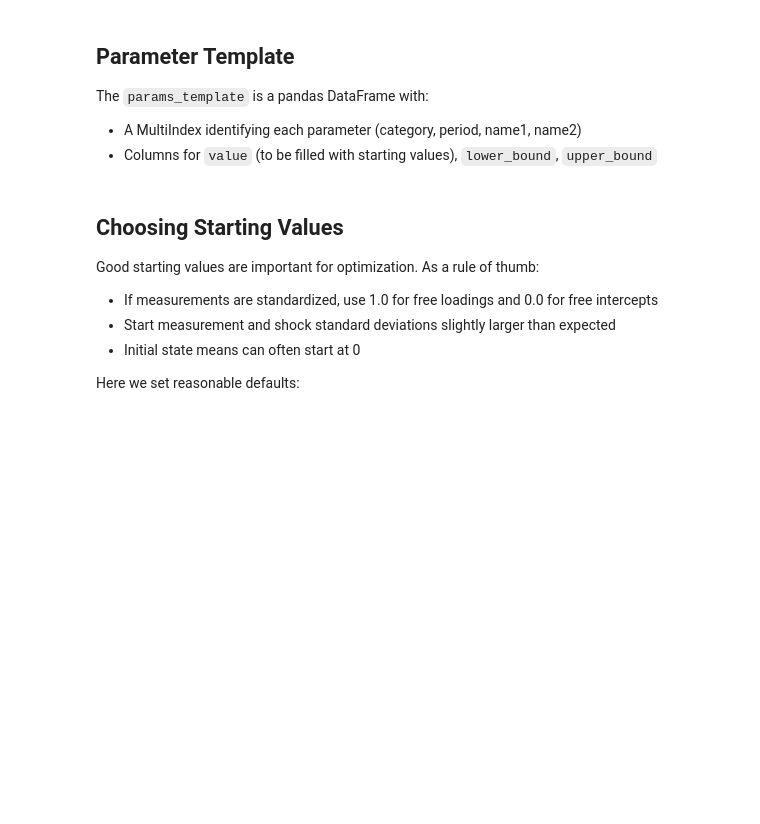
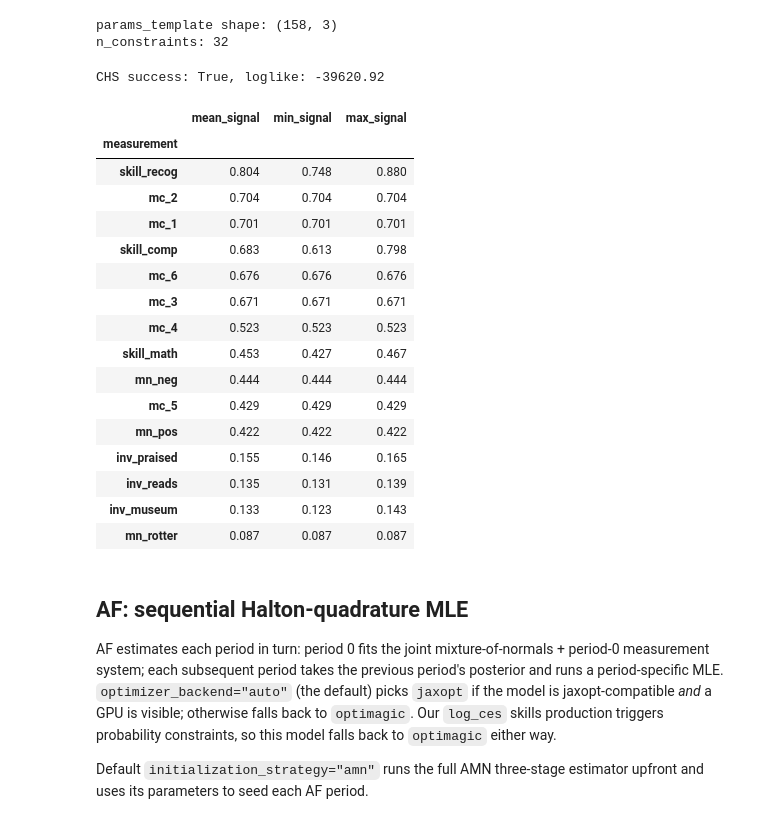
Before and after one commit to OpenSourceEconomics/skillmodels, a Jupyter notebook: docs/getting_started/tutorial.ipynb, the cells around one changed output. Drawn from its saved outputs; the diff is of its cells as text; code cells hidden in the pictures; blank space fills up the shorter version.

```diff
--- a/docs/getting_started/tutorial.ipynb
+++ b/docs/getting_started/tutorial.ipynb
@@ -20,5 +44,5 @@ For this tutorial, we use a model specification that ships with skillmodels.]]>
 # %%
-model = MODEL2
-
-# Show the structure
-print("Factors:", list(model.factors.keys()))
+data = pd.read_csv(CNLSY_DATA_PATH).set_index(["caseid", "period"])
+print(f"individuals: {data.index.get_level_values(0).nunique()}")
+print(f"periods: {sorted(data.index.get_level_values(1).unique())}")
+print(f"columns: {list(data.columns)}")
@@ -41,23 +147,61 @@ and dataset, and returns everything needed to maximize the likelihood using opti
 # %%
-max_inputs = get_maximization_inputs(model, data, chs_options=MODEL2_CHS_OPTIONS)
-print("Available keys:", list(max_inputs.keys()))
+chs_options = CHSEstimationOptions(
+    robust_bounds=True,
+    bounds_distance=1e-3,
+)
+max_inputs = get_maximization_inputs(
+    model_spec=model,
+    data=data,
+    chs_options=chs_options,
+    fixed_params=fixed_params,
+)
+print(f"params_template shape: {max_inputs['params_template'].shape}")
+print(f"n_constraints: {len(max_inputs['constraints'])}")
+# %% [output]
+params_template shape: (158, 3)
+n_constraints: 32
-# %% [markdown]
-## Parameter Template
-
-The `params_template` is a pandas DataFrame with:
-- A MultiIndex identifying each parameter (category, period, name1, name2)
-- Columns for `value` (to be filled with starting values), `lower_bound`, `upper_bound`
+# %%
+chs_result = om.maximize(
+    fun=max_inputs["loglike"],
+    params=max_inputs["params_template"],
+    algorithm="scipy_lbfgsb",
+    fun_and_jac=max_inputs["loglike_and_gradient"],
+    constraints=max_inputs["constraints"],
+)
+chs_params = chs_result.params
+print(f"CHS success: {chs_result.success}, loglike: {chs_result.fun:.2f}")
+# %% [output]
+CHS success: True, loglike: -39620.92
 # %%
-params_template = max_inputs["params_template"]
-params_template.head(10)
+chs_filtered = get_filtered_states(model_spec=model, data=data, params=chs_params)
+chs_states = chs_filtered["unanchored_states"]["states"]
+chs_decomp = decompose_measurement_variance(
+    model_spec=model, params=chs_params, filtered_states=chs_states
+)
+chs_reliability = summarize_measurement_reliability(chs_decomp)
+chs_reliability
+# %% [output]
+|  | mean_signal | min_signal | max_signal |
+| measurement |  |  |  |
+| skill_recog | 0.804 | 0.748 | 0.880 |
+| mc_2 | 0.704 | 0.704 | 0.704 |
+| mc_1 | 0.701 | 0.701 | 0.701 |
+| skill_comp | 0.683 | 0.613 | 0.798 |
+| mc_6 | 0.676 | 0.676 | 0.676 |
+| mc_3 | 0.671 | 0.671 | 0.671 |
+| mc_4 | 0.523 | 0.523 | 0.523 |
+| skill_math | 0.453 | 0.427 | 0.467 |
+| mn_neg | 0.444 | 0.444 | 0.444 |
+| mc_5 | 0.429 | 0.429 | 0.429 |
+| mn_pos | 0.422 | 0.422 | 0.422 |
+| inv_praised | 0.155 | 0.146 | 0.165 |
+| inv_reads | 0.135 | 0.131 | 0.139 |
+| inv_museum | 0.133 | 0.123 | 0.143 |
+| mn_rotter | 0.087 | 0.087 | 0.087 |
 # %% [markdown]
-## Choosing Starting Values
+## AF: sequential Halton-quadrature MLE
 
-Good starting values are important for optimization. As a rule of thumb:
+AF estimates each period in turn: period 0 fits the joint mixture-of-normals + period-0 measurement system; each subsequent period takes the previous period's posterior and runs a period-specific MLE. `optimizer_backend="auto"` (the default) picks `jaxopt` if the model is jaxopt-compatible *and* a GPU is visible; otherwise falls back to `optimagic`. Our `log_ces` skills production triggers probability constraints, so this model falls back to `optimagic` either way.
 
-- If measurements are standardized, use 1.0 for free loadings and 0.0 for free intercepts
-- Start measurement and shock standard deviations slightly larger than expected
-- Initial state means can often start at 0
-
-Here we set reasonable defaults:
+Default `initialization_strategy="amn"` runs the full AMN three-stage estimator upfront and uses its parameters to seed each AF period.
 # %%
```
Also changed, not shown: parts of 25 cells of this notebook, 2 other files.
